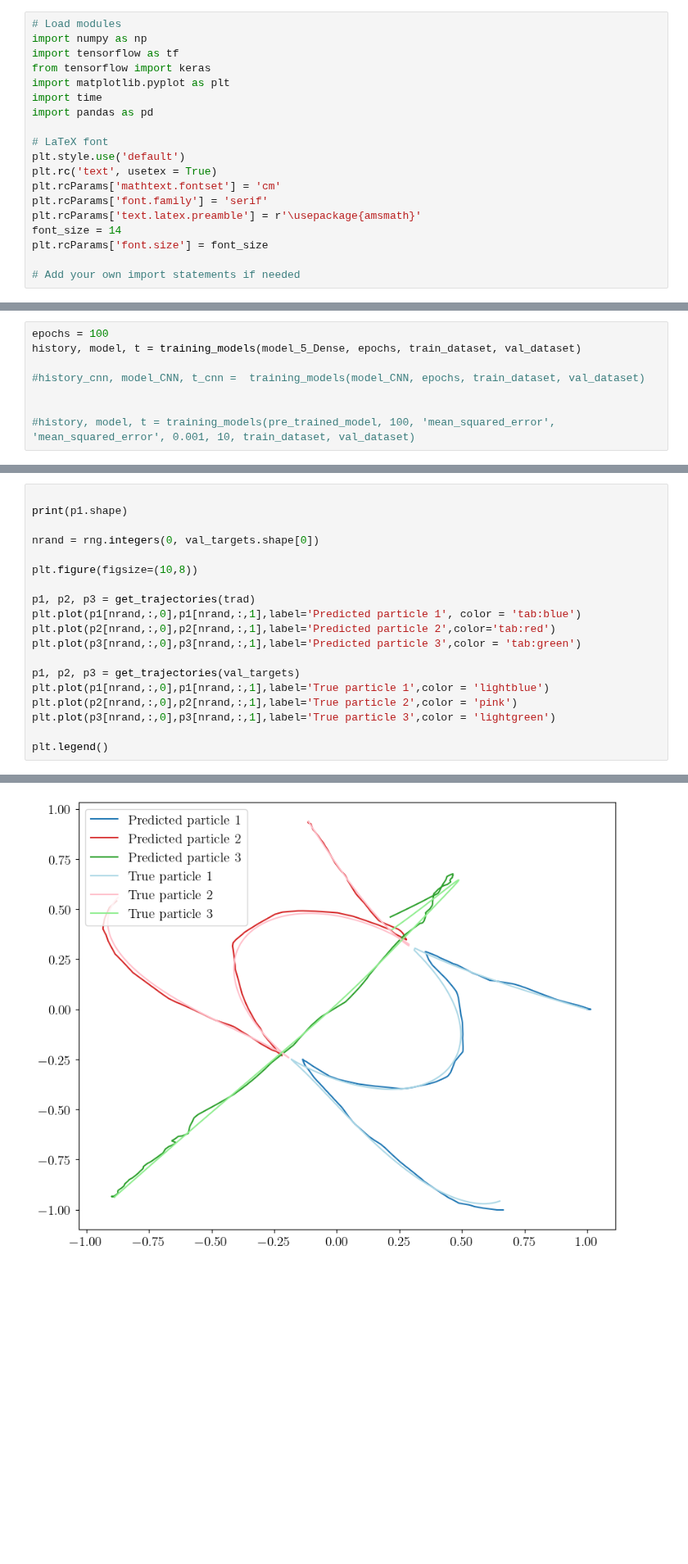
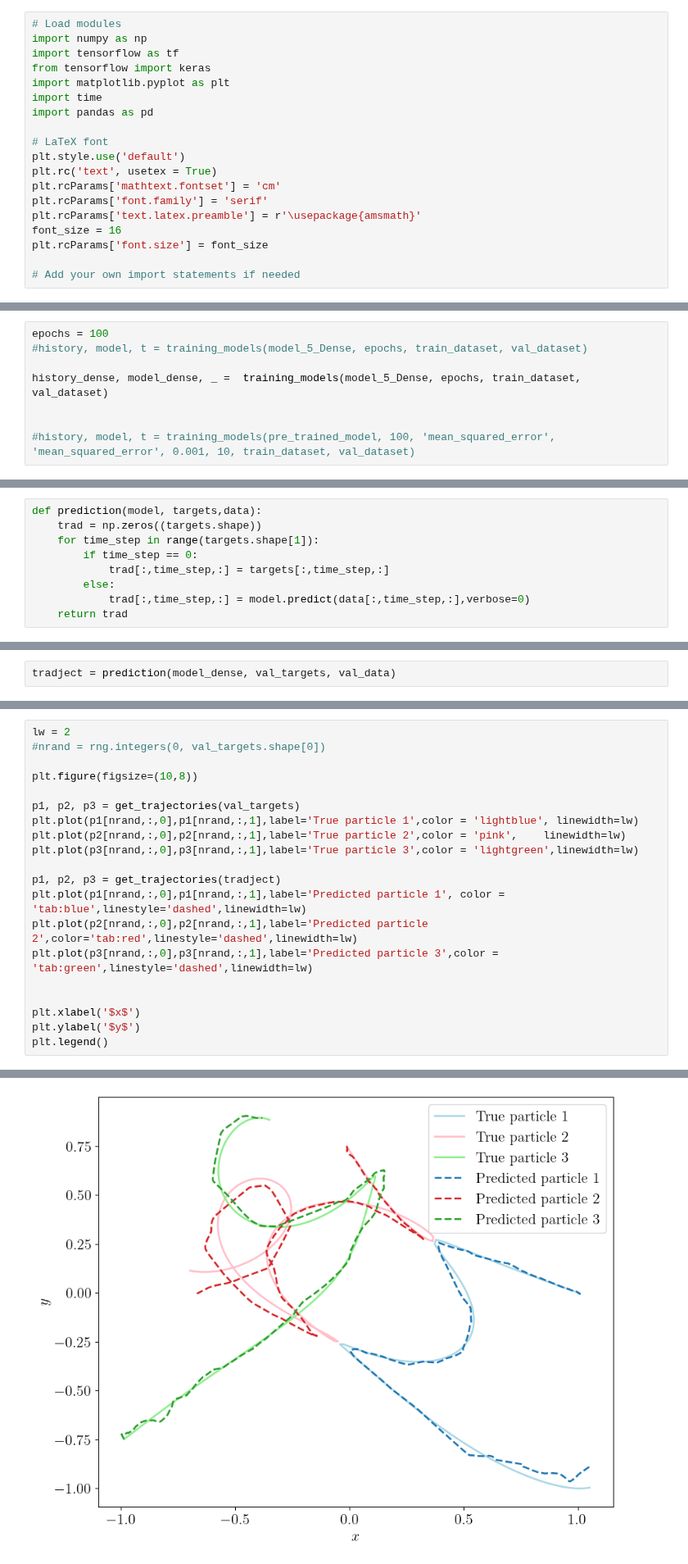
Before and after one commit to stommen/tif285-projects, a Jupyter notebook: project_2/project2_JHOS.ipynb, the cells around one changed output, grey strips where cells are left out. Shown at 82% size. Drawn from its saved outputs; the diff is of its cells as text; blank space fills up the shorter version.

Commit message:
Predicting pre-trained

```diff
--- a/project_2/project2_JHOS.ipynb
+++ b/project_2/project2_JHOS.ipynb
@@ -13,7 +13,7 @@ plt.rc('text', usetex = True)
 plt.rcParams['mathtext.fontset'] = 'cm'
 plt.rcParams['font.family'] = 'serif'
 plt.rcParams['text.latex.preamble'] = r'\usepackage{amsmath}'
-font_size = 14
+font_size = 16
 plt.rcParams['font.size'] = font_size
 
 # Add your own import statements if needed
@@ -232,9 +224,9 @@ def training_models(model,epochs, train_data, val_data, loss_function=keras.loss
 #print(model.summary(show_trainable=True))
 # %%
 epochs = 100
-history, model, t = training_models(model_5_Dense, epochs, train_dataset, val_dataset)
+#history, model, t = training_models(model_5_Dense, epochs, train_dataset, val_dataset)
 
-#history_cnn, model_CNN, t_cnn =  training_models(model_CNN, epochs, train_dataset, val_dataset)
+history_dense, model_dense, _ =  training_models(model_5_Dense, epochs, train_dataset, val_dataset)
 
 
 #history, model, t = training_models(pre_trained_model, 100, 'mean_squared_error', 'mean_squared_error', 0.001, 10, train_dataset, val_dataset)
@@ -259,2 +251,11 @@ Time to run: 597.7s
+# %%
+def prediction(model, targets,data):
+    trad = np.zeros((targets.shape))
+    for time_step in range(targets.shape[1]):
+        if time_step == 0:
+            trad[:,time_step,:] = targets[:,time_step,:]
+        else:
+            trad[:,time_step,:] = model.predict(data[:,time_step,:],verbose=0)
+    return trad
 # %%
 # Plot the training curves
@@ -275,0 +265,2 @@ print(trad.shape)
+# %%
+tradject = prediction(model_dense, val_targets, val_data)
@@ -276,20 +269,21 @@ print(trad.shape)
 # %%
-
-print(p1.shape)
-
-nrand = rng.integers(0, val_targets.shape[0])
+lw = 2
+#nrand = rng.integers(0, val_targets.shape[0])
 
 plt.figure(figsize=(10,8))
 
-p1, p2, p3 = get_trajectories(trad)
-plt.plot(p1[nrand,:,0],p1[nrand,:,1],label='Predicted particle 1', color = 'tab:blue')
-plt.plot(p2[nrand,:,0],p2[nrand,:,1],label='Predicted particle 2',color='tab:red')
-plt.plot(p3[nrand,:,0],p3[nrand,:,1],label='Predicted particle 3',color = 'tab:green')
+p1, p2, p3 = get_trajectories(val_targets)
+plt.plot(p1[nrand,:,0],p1[nrand,:,1],label='True particle 1',color = 'lightblue', linewidth=lw)
+plt.plot(p2[nrand,:,0],p2[nrand,:,1],label='True particle 2',color = 'pink',    linewidth=lw)
+plt.plot(p3[nrand,:,0],p3[nrand,:,1],label='True particle 3',color = 'lightgreen',linewidth=lw)
 
-p1, p2, p3 = get_trajectories(val_targets)
-plt.plot(p1[nrand,:,0],p1[nrand,:,1],label='True particle 1',color = 'lightblue')
-plt.plot(p2[nrand,:,0],p2[nrand,:,1],label='True particle 2',color = 'pink')
-plt.plot(p3[nrand,:,0],p3[nrand,:,1],label='True particle 3',color = 'lightgreen')
+p1, p2, p3 = get_trajectories(tradject)
+plt.plot(p1[nrand,:,0],p1[nrand,:,1],label='Predicted particle 1', color = 'tab:blue',linestyle='dashed',linewidth=lw)
+plt.plot(p2[nrand,:,0],p2[nrand,:,1],label='Predicted particle 2',color='tab:red',linestyle='dashed',linewidth=lw)
+plt.plot(p3[nrand,:,0],p3[nrand,:,1],label='Predicted particle 3',color = 'tab:green',linestyle='dashed',linewidth=lw)
 
+
+plt.xlabel('$x$')
+plt.ylabel('$y$')
 plt.legend()
 # %% [output]
@@ -298,2 +291,2 @@ plt.legend()
-[figure, old version]
+[figure, new version]
 # %%
```
Also changed, not shown: parts of 13 cells of this notebook, 3 other files.
